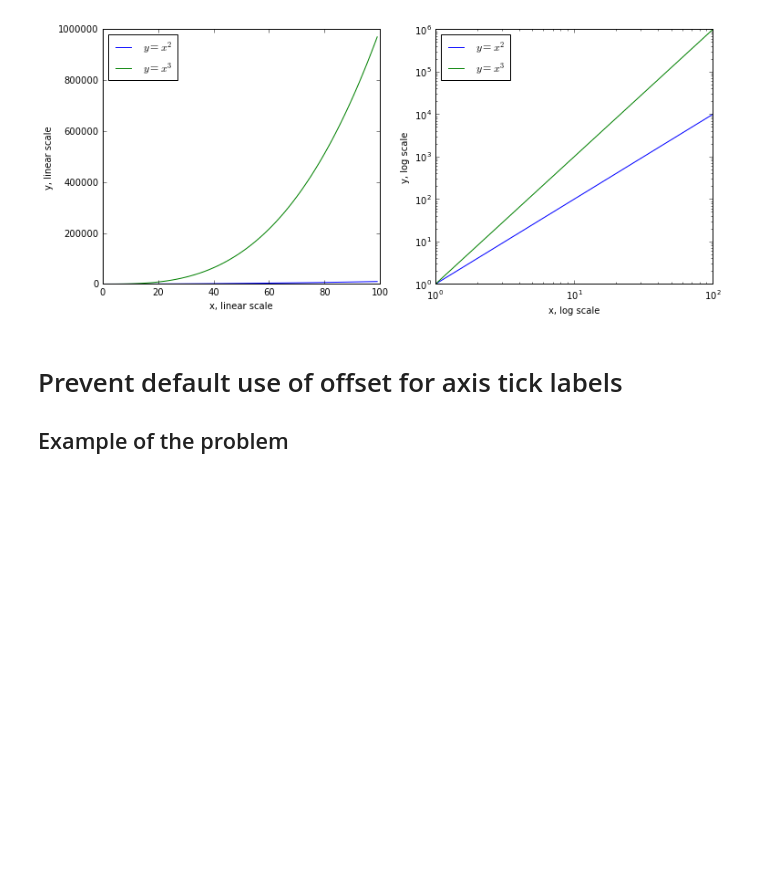
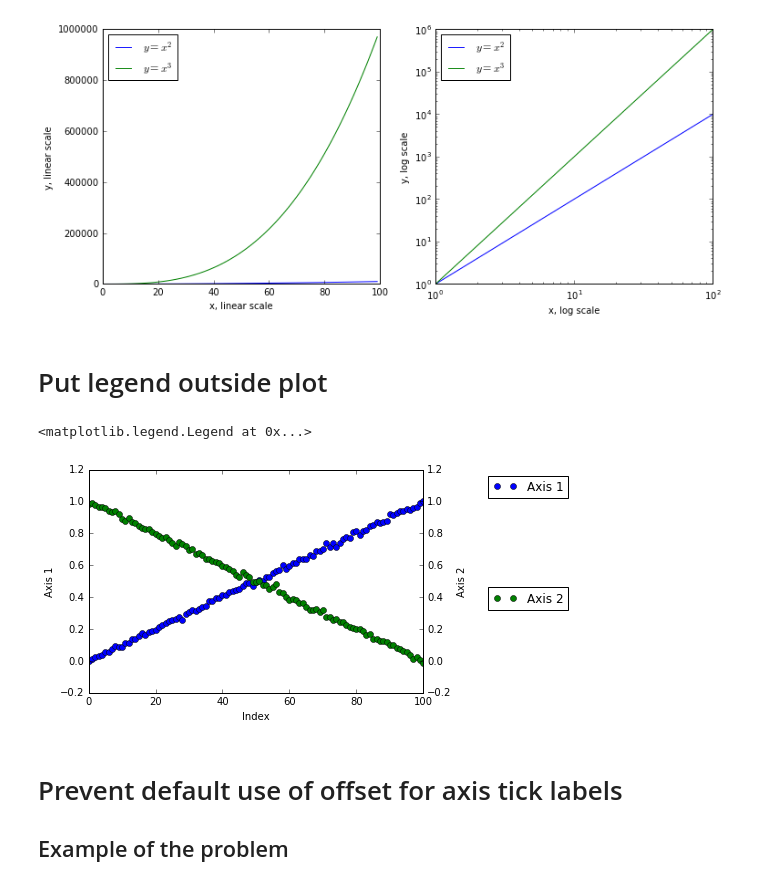
Before and after one commit to gregnordin/notes_to_self, a Jupyter notebook: matplotlib_notes.ipynb, the cells around one changed output. Drawn from its saved outputs; the diff is of its cells as text; code cells hidden in the pictures; blank space fills up the shorter version.

Commit message:
Add matplotlib example with legend outside of plot to the right

```diff
--- a/matplotlib_notes.ipynb
+++ b/matplotlib_notes.ipynb
@@ -25,6 +25,36 @@ ax2.set_ylabel('y, log scale')
 ax2.legend(loc='upper left');
 # %% [output]
 [figure]
+# %% [markdown]
+# Put legend outside plot
+# %%
+x = np.linspace(0, 100, num=101)
+y1 = 0.01*x + np.random.normal(0, 0.01, len(x))
+y2 = 1 - 0.01*x + np.random.normal(0, 0.01, len(x))
+
+fig, ax = plt.subplots(figsize=(10,4))
+ax2 = ax.twinx()
+# Shrink current axis by 40%
+box = ax.get_position()
+ax.set_position([box.x0, box.y0, box.width * 0.6, box.height])
+box2 = ax2.get_position()
+ax2.set_position([box2.x0, box2.y0, box2.width * 0.6, box2.height])
+
+ax.plot(x, y1, 'o', label='Axis 1')
+ax2.plot(x, y2, 'o', color='g', label='Axis 2')
+
+ax.set_ylim(-0.2, 1.2)
+ax2.set_ylim(-0.2, 1.2)
+
+ax.set_xlabel('Index')
+ax.set_ylabel('Axis 1')
+ax2.set_ylabel('Axis 2')
+
+ax.legend(bbox_to_anchor=(1.45, 1.0))
+ax2.legend(bbox_to_anchor=(1.45, 0.5))
+# %% [output]
+<matplotlib.legend.Legend at 0x...>
+[figure, added]
 # %% [markdown]
 # Prevent default use of offset for axis tick labels
 
```
